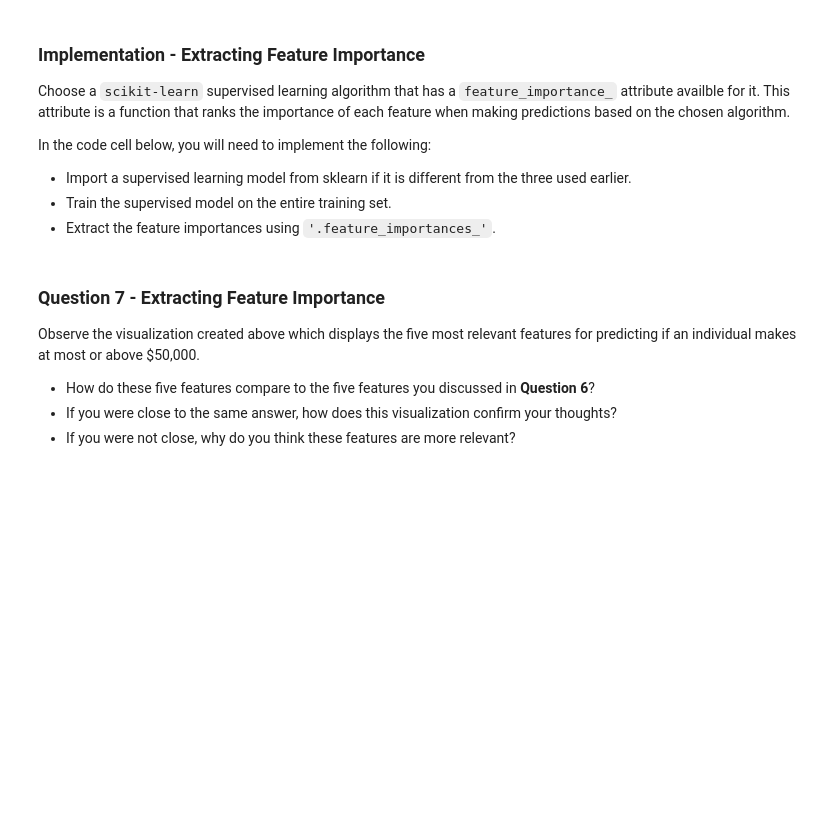
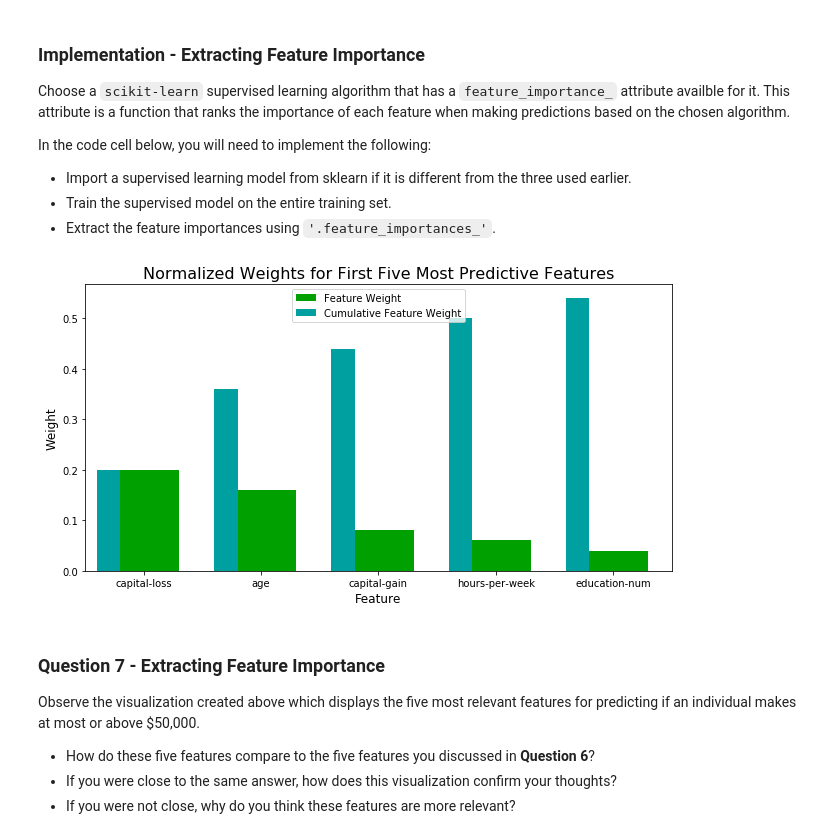
Before and after one commit to sameerkhan116/ML, a Jupyter notebook: finding_donors/finding_donors.ipynb, the cells around one changed output. Cells and saved outputs as stored; diff of their text form; code cells hidden in the pictures; blank space fills up the shorter version.

```diff
--- a/finding_donors/finding_donors.ipynb
+++ b/finding_donors/finding_donors.ipynb
@@ -489,16 +609,20 @@ In the code cell below, you will need to implement the following:
  - Extract the feature importances using `'.feature_importances_'`.
 # %%
 # TODO: Import a supervised learning model that has 'feature_importances_'
-
+from sklearn.ensemble import AdaBoostClassifier
 
 # TODO: Train the supervised model on the training set using .fit(X_train, y_train)
-model = None
+model = AdaBoostClassifier()
+model.fit(X_train, y_train)
 
 # TODO: Extract the feature importances using .feature_importances_
-importances = None
+importances = model.feature_importances_
+# pd.Series(importances, index=X_train.columns).nlargest(4).plot(kind='barh')
 
 # Plot
 vs.feature_plot(importances, X_train, y_train)
+# %% [output]
+[figure, added]
 # %% [markdown]
 ### Question 7 - Extracting Feature Importance
 
```
Also changed, not shown: parts of 23 cells of this notebook, 3 other files.
